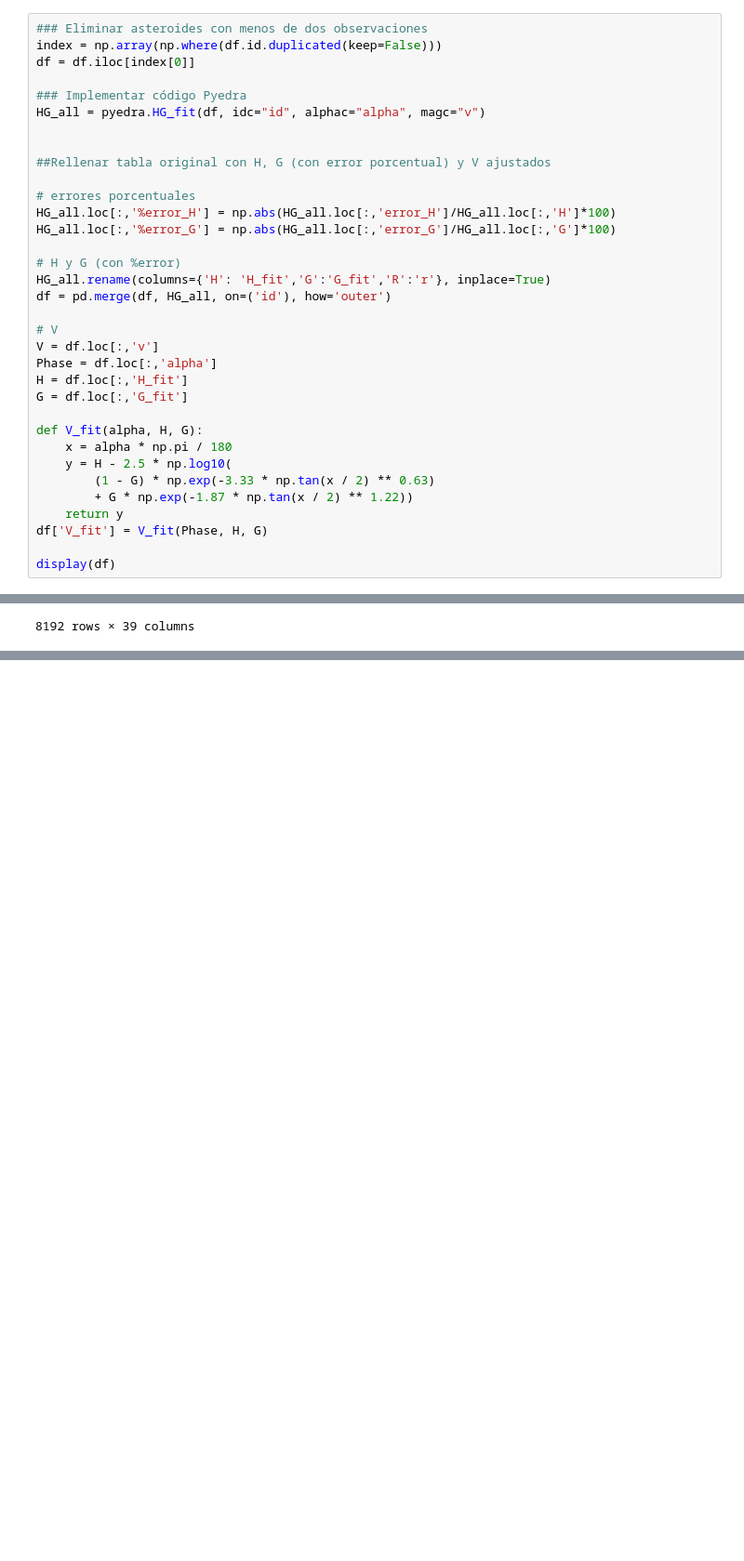
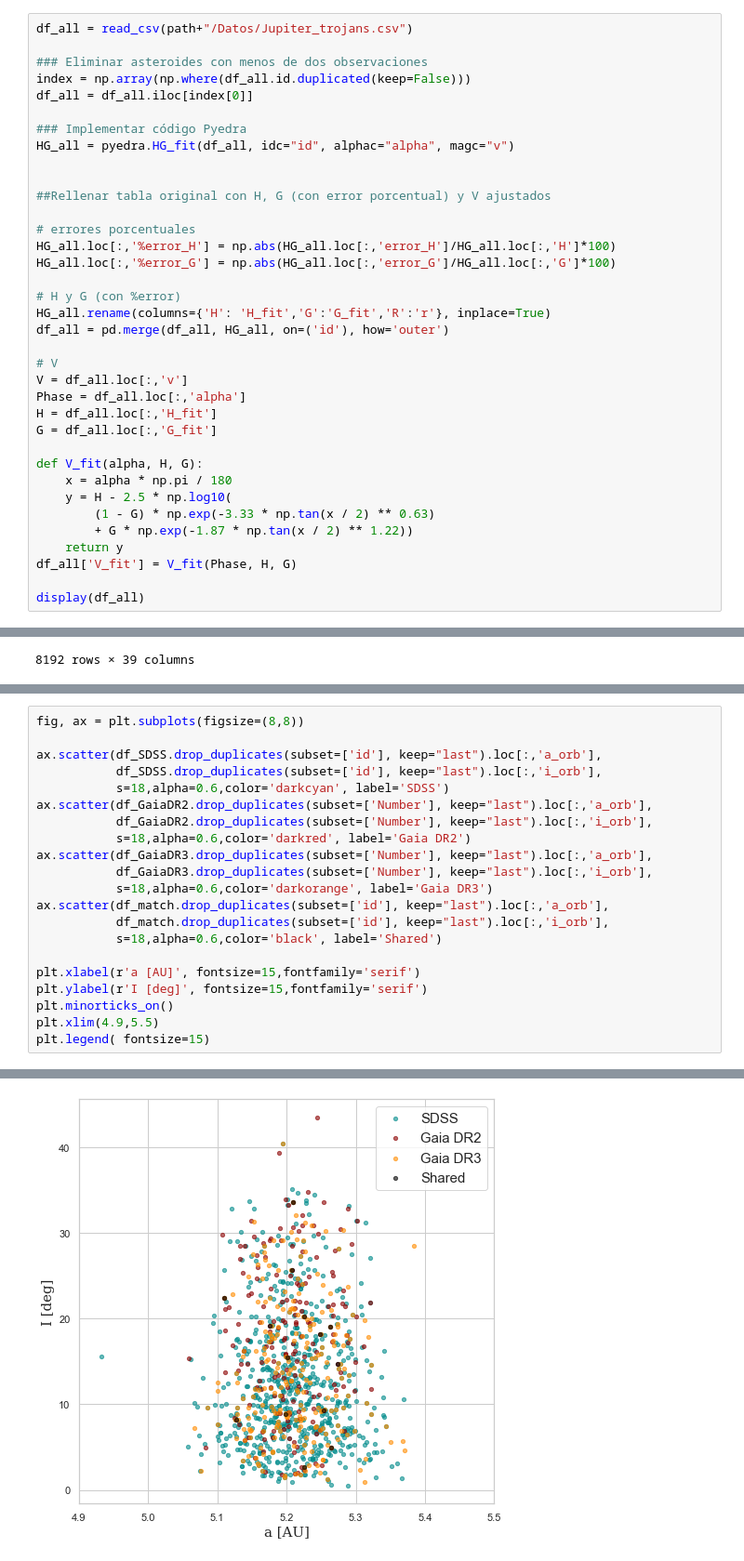
Before and after one commit to saramunoztorres/Jupiter_trojans, a Jupyter notebook: Analysis_Jupiter_trojans.ipynb, the cells around one changed output, grey strips where cells are left out. Shown: that part at 93% size. Drawn from its saved outputs; the diff is of its cells as text; blank space fills up the shorter version.

```diff
--- a/Analysis_Jupiter_trojans.ipynb
+++ b/Analysis_Jupiter_trojans.ipynb
@@ -20,10 +69,12 @@ df = read_csv(path+"/Datos/Jupiter_trojans.csv")
 # %%
+df_all = read_csv(path+"/Datos/Jupiter_trojans.csv")
+
 ### Eliminar asteroides con menos de dos observaciones
-index = np.array(np.where(df.id.duplicated(keep=False)))
-df = df.iloc[index[0]]
+index = np.array(np.where(df_all.id.duplicated(keep=False)))
+df_all = df_all.iloc[index[0]]
 
 ### Implementar código Pyedra
-HG_all = pyedra.HG_fit(df, idc="id", alphac="alpha", magc="v")
+HG_all = pyedra.HG_fit(df_all, idc="id", alphac="alpha", magc="v")
 
 
 ##Rellenar tabla original con H, G (con error porcentual) y V ajustados
@@ -34,13 +85,13 @@ HG_all.loc[:,'%error_G'] = np.abs(HG_all.loc[:,'error_G']/HG_all.loc[:,'G']*100)
 
 # H y G (con %error)
 HG_all.rename(columns={'H': 'H_fit','G':'G_fit','R':'r'}, inplace=True)
-df = pd.merge(df, HG_all, on=('id'), how='outer')
+df_all = pd.merge(df_all, HG_all, on=('id'), how='outer')
 
 # V
-V = df.loc[:,'v']
-Phase = df.loc[:,'alpha']
-H = df.loc[:,'H_fit']
-G = df.loc[:,'G_fit']
+V = df_all.loc[:,'v']
+Phase = df_all.loc[:,'alpha']
+H = df_all.loc[:,'H_fit']
+G = df_all.loc[:,'G_fit']
 
 def V_fit(alpha, H, G):
     x = alpha * np.pi / 180
@@ -48,9 +99,9 @@ def V_fit(alpha, H, G):
         (1 - G) * np.exp(-3.33 * np.tan(x / 2) ** 0.63)
         + G * np.exp(-1.87 * np.tan(x / 2) ** 1.22))
     return y
-df['V_fit'] = V_fit(Phase, H, G)
+df_all['V_fit'] = V_fit(Phase, H, G)
 
-display(df)
+display(df_all)
 # %% [output]
 |  | Name | id | jd | a_orb | e_orb | i_orb | Delta | R | alpha | umag | ... | ... |
 | 0 | NaN | 588 | 2.456893e+06 | 5.209202 | 0.147923 | 10.319917 | 5.398240 | 6.064449 | 7.7575 | NaN | ... | ... |
@@ -69,0 +200,22 @@ display(df)
+# %%
+fig, ax = plt.subplots(figsize=(8,8))
+
+ax.scatter(df_SDSS.drop_duplicates(subset=['id'], keep="last").loc[:,'a_orb'],
+           df_SDSS.drop_duplicates(subset=['id'], keep="last").loc[:,'i_orb'],
+           s=18,alpha=0.6,color='darkcyan', label='SDSS')
+ax.scatter(df_GaiaDR2.drop_duplicates(subset=['Number'], keep="last").loc[:,'a_orb'],
+           df_GaiaDR2.drop_duplicates(subset=['Number'], keep="last").loc[:,'i_orb'],
+           s=18,alpha=0.6,color='darkred', label='Gaia DR2')
+ax.scatter(df_GaiaDR3.drop_duplicates(subset=['Number'], keep="last").loc[:,'a_orb'],
+           df_GaiaDR3.drop_duplicates(subset=['Number'], keep="last").loc[:,'i_orb'],
+           s=18,alpha=0.6,color='darkorange', label='Gaia DR3')
+ax.scatter(df_match.drop_duplicates(subset=['id'], keep="last").loc[:,'a_orb'],
+           df_match.drop_duplicates(subset=['id'], keep="last").loc[:,'i_orb'],
+           s=18,alpha=0.6,color='black', label='Shared')
+
+plt.xlabel(r'a [AU]', fontsize=15,fontfamily='serif')
+plt.ylabel(r'I [deg]', fontsize=15,fontfamily='serif')
+plt.minorticks_on()
+plt.xlim(4.9,5.5)
+plt.legend( fontsize=15)
+# %% [output]
@@ -69,0 +223 @@ display(df)
+[figure, added]
```
Also changed, not shown: parts of 45 cells of this notebook.
